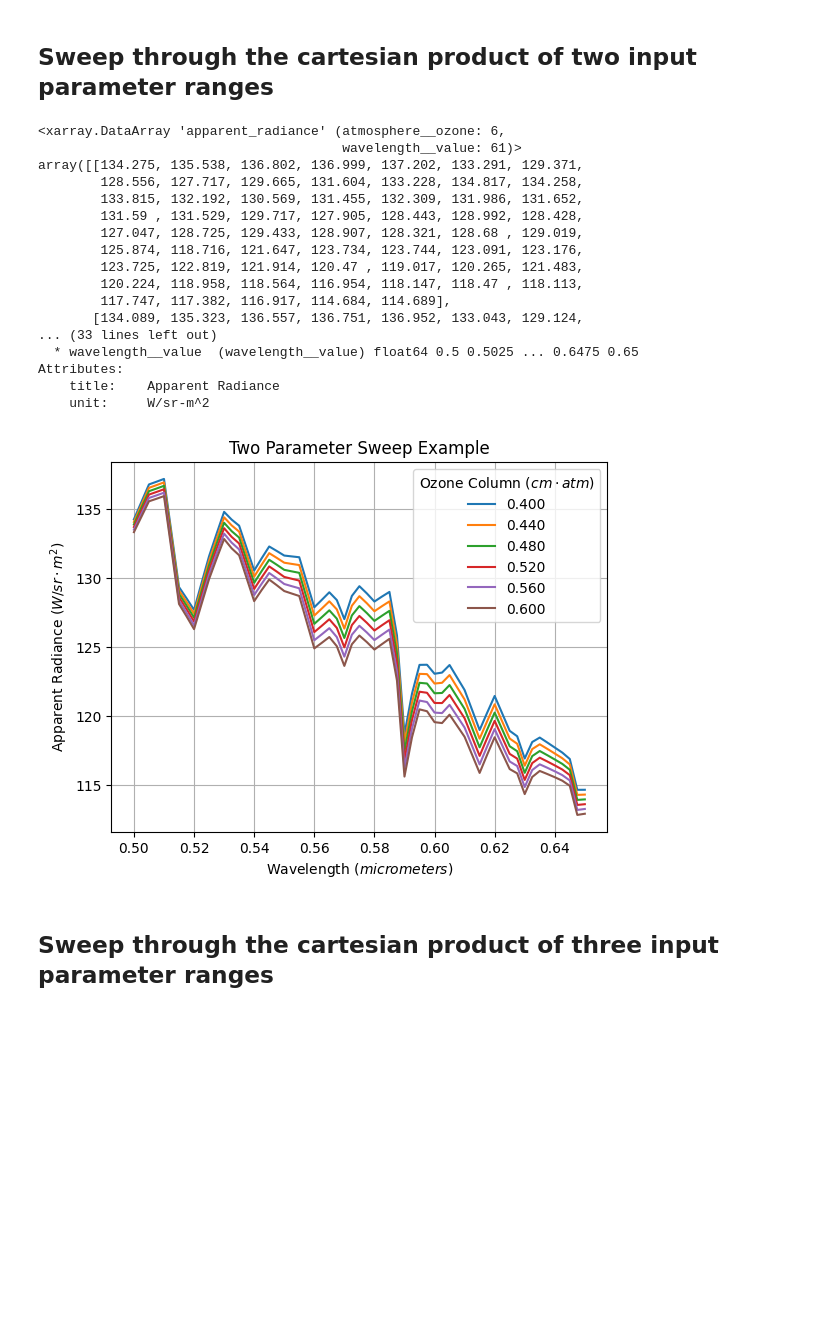
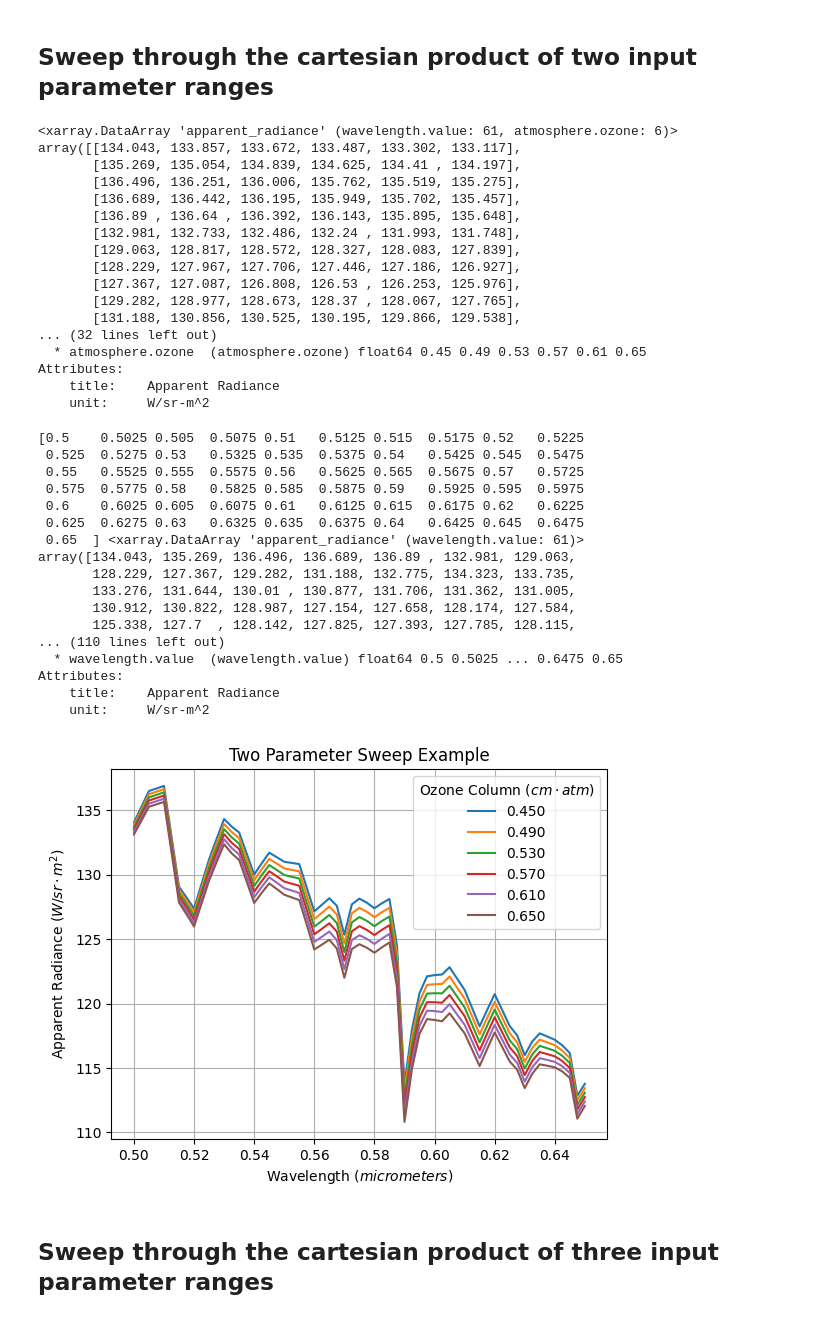
Before and after one commit to brianschubert/rtm-wrapper, a Jupyter notebook: notebooks/sweep_example.ipynb, the cells around one changed output. Drawn from its saved outputs; the diff is of its cells as text; code cells hidden in the pictures; blank space fills up the shorter version.

Commit message:
Partially update sweep examples to new parameter representation

```diff
--- a/notebooks/sweep_example.ipynb
+++ b/notebooks/sweep_example.ipynb
@@ -16,7 +16,7 @@ from rtm_wrapper.simulation import SweepSimulation
 # %%
 sweep = SweepSimulation(
     {
-        "wavelength__value": np.arange(0.2, 2.5, 0.005),
+        "wavelength.value": np.arange(0.2, 2.5, 0.005),
     },
     base=pysixs_default_inputs(),
 )
@@ -58,44 +58,61 @@ Attributes:
 # %%
 sweep = SweepSimulation(
     {
-        "atmosphere__ozone": np.arange(0.4, 0.61, 0.04),
-        "wavelength__value": np.arange(0.5, 0.65, 0.0025),
+        "wavelength.value": np.arange(0.5, 0.65, 0.0025),
+        "atmosphere.ozone": np.arange(0.45, 0.66, 0.04),
     },
-    base=pysixs_default_inputs().replace(atmosphere=rtm_param.AtmosphereWaterOzone(1, 0.5)),
+    base=pysixs_default_inputs().replace(atmosphere=rtm_param.AtmosphereWaterOzone(water=2)),
 )
 
 engine = PySixSEngine()
 runner = ConcurrentExecutor()
 
 with alive_progress.alive_bar(sweep.sweep_size, force_tty=True) as bar:
     runner.run(sweep, engine, step_callback=lambda _: bar())
 
 results = runner.collect_results()
 plot_var = results.apparent_radiance
 
 display(plot_var)
-fig, ax = rtm_plot.plot_sweep_legend(plot_var)
+fig, ax = rtm_plot.plot_sweep_legend(plot_var, xaxis_dim="wavelength.value")
 ax.set_title("Two Parameter Sweep Example")
 ax.grid(True);
 # %% [output]
-<xarray.DataArray 'apparent_radiance' (atmosphere__ozone: 6,
-                                       wavelength__value: 61)>
-array([[134.275, 135.538, 136.802, 136.999, 137.202, 133.291, 129.371,
-        128.556, 127.717, 129.665, 131.604, 133.228, 134.817, 134.258,
-        133.815, 132.192, 130.569, 131.455, 132.309, 131.986, 131.652,
-        131.59 , 131.529, 129.717, 127.905, 128.443, 128.992, 128.428,
-        127.047, 128.725, 129.433, 128.907, 128.321, 128.68 , 129.019,
-        125.874, 118.716, 121.647, 123.734, 123.744, 123.091, 123.176,
-        123.725, 122.819, 121.914, 120.47 , 119.017, 120.265, 121.483,
-        120.224, 118.958, 118.564, 116.954, 118.147, 118.47 , 118.113,
-        117.747, 117.382, 116.917, 114.684, 114.689],
-       [134.089, 135.323, 136.557, 136.751, 136.952, 133.043, 129.124,
-... (33 lines left out)
-  * wavelength__value  (wavelength__value) float64 0.5 0.5025 ... 0.6475 0.65
+<xarray.DataArray 'apparent_radiance' (wavelength.value: 61, atmosphere.ozone: 6)>
+array([[134.043, 133.857, 133.672, 133.487, 133.302, 133.117],
+       [135.269, 135.054, 134.839, 134.625, 134.41 , 134.197],
+       [136.496, 136.251, 136.006, 135.762, 135.519, 135.275],
+       [136.689, 136.442, 136.195, 135.949, 135.702, 135.457],
+       [136.89 , 136.64 , 136.392, 136.143, 135.895, 135.648],
+       [132.981, 132.733, 132.486, 132.24 , 131.993, 131.748],
+       [129.063, 128.817, 128.572, 128.327, 128.083, 127.839],
+       [128.229, 127.967, 127.706, 127.446, 127.186, 126.927],
+       [127.367, 127.087, 126.808, 126.53 , 126.253, 125.976],
+       [129.282, 128.977, 128.673, 128.37 , 128.067, 127.765],
+       [131.188, 130.856, 130.525, 130.195, 129.866, 129.538],
+... (32 lines left out)
+  * atmosphere.ozone  (atmosphere.ozone) float64 0.45 0.49 0.53 0.57 0.61 0.65
 Attributes:
     title:    Apparent Radiance
     unit:     W/sr-m^2
+[0.5    0.5025 0.505  0.5075 0.51   0.5125 0.515  0.5175 0.52   0.5225
+ 0.525  0.5275 0.53   0.5325 0.535  0.5375 0.54   0.5425 0.545  0.5475
+ 0.55   0.5525 0.555  0.5575 0.56   0.5625 0.565  0.5675 0.57   0.5725
+ 0.575  0.5775 0.58   0.5825 0.585  0.5875 0.59   0.5925 0.595  0.5975
+ 0.6    0.6025 0.605  0.6075 0.61   0.6125 0.615  0.6175 0.62   0.6225
+ 0.625  0.6275 0.63   0.6325 0.635  0.6375 0.64   0.6425 0.645  0.6475
+ 0.65  ] <xarray.DataArray 'apparent_radiance' (wavelength.value: 61)>
+array([134.043, 135.269, 136.496, 136.689, 136.89 , 132.981, 129.063,
+       128.229, 127.367, 129.282, 131.188, 132.775, 134.323, 133.735,
+       133.276, 131.644, 130.01 , 130.877, 131.706, 131.362, 131.005,
+       130.912, 130.822, 128.987, 127.154, 127.658, 128.174, 127.584,
+       125.338, 127.7  , 128.142, 127.825, 127.393, 127.785, 128.115,
+... (110 lines left out)
+  * wavelength.value  (wavelength.value) float64 0.5 0.5025 ... 0.6475 0.65
+Attributes:
+    title:    Apparent Radiance
+    unit:     W/sr-m^2
-[figure, old version]
+[figure, new version]
 # %% [markdown]
 ## Sweep through the cartesian product of three input parameter ranges
 # %%
```
Also changed, not shown: parts of 2 cells of this notebook.
